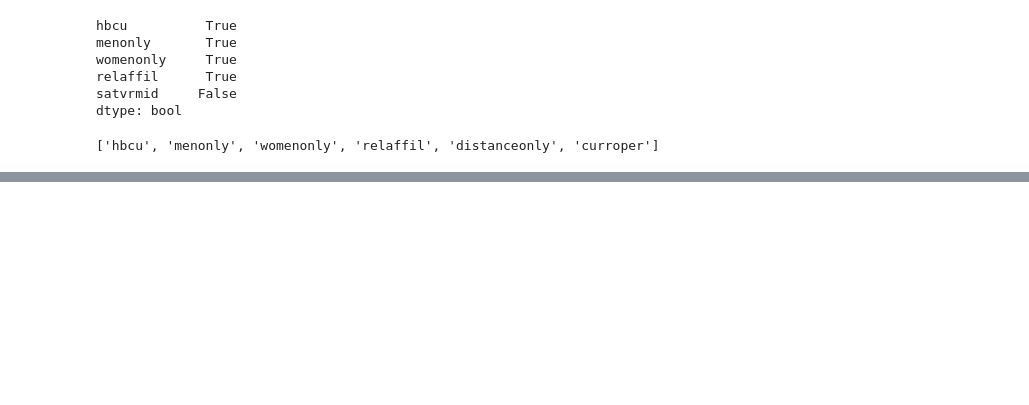
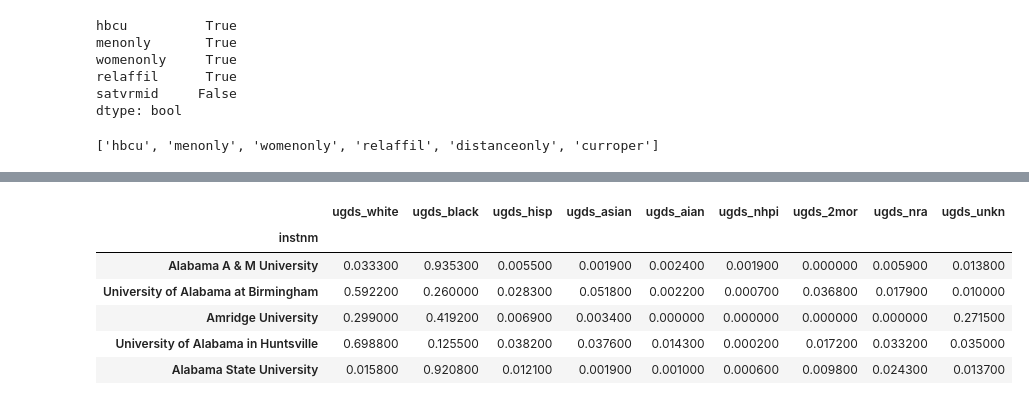
Before and after one commit to 99night66/pandas_study, a Jupyter notebook: 6.ipynb, the cells around one changed output, grey strips where cells are left out. Cells and saved outputs as stored; diff of their text form; code cells hidden in the pictures; blank space fills up the shorter version.

```diff
--- a/6.ipynb
+++ b/6.ipynb
@@ -616,0 +688,13 @@ college_n2.head()
+# %%
+# 用axis参数可以高亮每行的最大值
+college_ugds = college.filter(like='ugds_').head()
+
+college_ugds.style.highlight_max(axis='columns')
+# %% [output]
+|  | ugds_white | ugds_black | ugds_hisp | ugds_asian | ugds_aian | ugds_nhpi | ugds_2mor | ugds_nra | ugds_unkn |
+| instnm |  |  |  |  |  |  |  |  |  |
+| Alabama A & M University | 0.033300 | 0.935300 | 0.005500 | 0.001900 | 0.002400 | 0.001900 | 0.000000 | 0.005900 | 0.013800 |
+| University of Alabama at Birmingham | 0.592200 | 0.260000 | 0.028300 | 0.051800 | 0.002200 | 0.000700 | 0.036800 | 0.017900 | 0.010000 |
+| Amridge University | 0.299000 | 0.419200 | 0.006900 | 0.003400 | 0.000000 | 0.000000 | 0.000000 | 0.000000 | 0.271500 |
+| University of Alabama in Huntsville | 0.698800 | 0.125500 | 0.038200 | 0.037600 | 0.014300 | 0.000200 | 0.017200 | 0.033200 | 0.035000 |
+| Alabama State University | 0.015800 | 0.920800 | 0.012100 | 0.001900 | 0.001000 | 0.000600 | 0.009800 | 0.024300 | 0.013700 |
```
Also changed, not shown: parts of 7 cells of this notebook.
